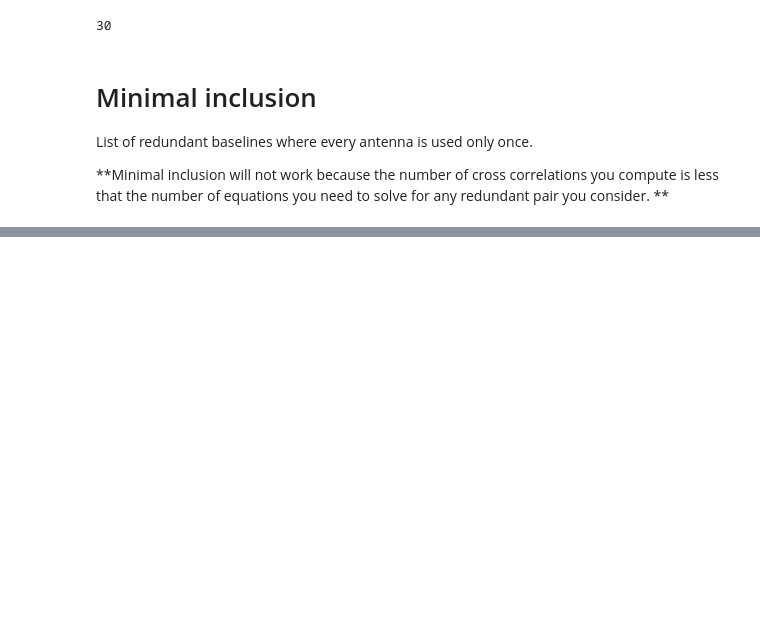
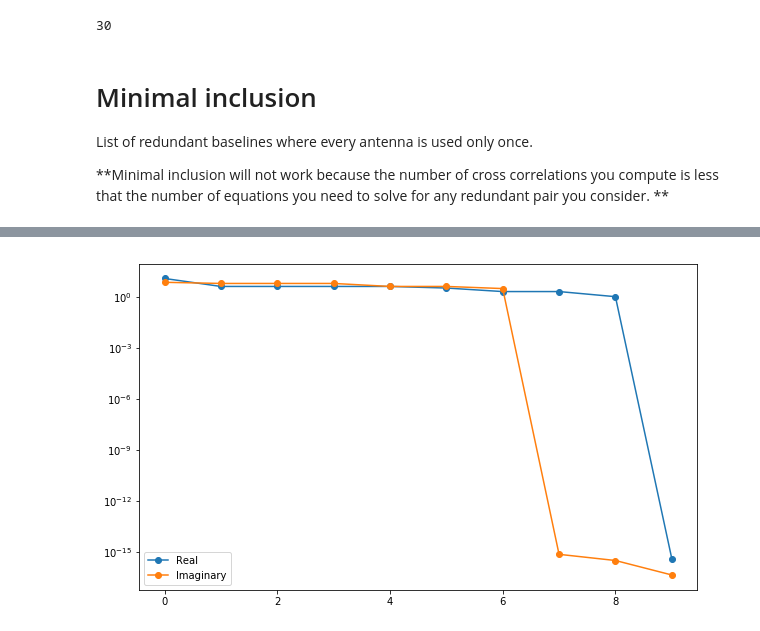
Before and after one commit to dgorthi/Notes, a Jupyter notebook: Array Configurations.ipynb, the cells around one changed output, grey strips where cells are left out. Cells and saved outputs as stored; diff of their text form; code cells hidden in the pictures; blank space fills up the shorter version.

```diff
--- a/Array Configurations.ipynb
+++ b/Array Configurations.ipynb
@@ -71,10 +93,12 @@ print minbl
 # %%
-def genA(baseline_list):
+def genA(redbls):
     # number of measurements = total number of baselines
-    M = len(baseline_list)
+    M = 0
+    for i in range(len(redbls)):
+        M += len(redbls[i])
 
     # number of parameters = num_ants + num_unique baselines
-    N = Nants + 1
+    N = Nants + len(redbls)
 
     A = np.zeros([M,N],dtype=np.complex)
     i = 0
@@ -93,0 +112,15 @@ IndexError: invalid index to scalar variable.
+# %%
+A = genA([redbls[0],redbls[1],redbls[2]])
+# %%
+Mr = np.dot(np.real(A).T, np.real(A))
+Mi = np.dot(np.imag(A).T, np.imag(A))
+
+Ur,Sr,Vr = np.linalg.svd(Mr)
+Ui,Si,Vi = np.linalg.svd(Mi)
+
+plt.semilogy(Sr,'o-',label='Real')
+plt.semilogy(Si,'o-',label='Imaginary')
+plt.legend()
+plt.show()
+# %% [output]
+[figure, added]
```
Also changed, not shown: parts of 9 cells of this notebook, 1 other file.
